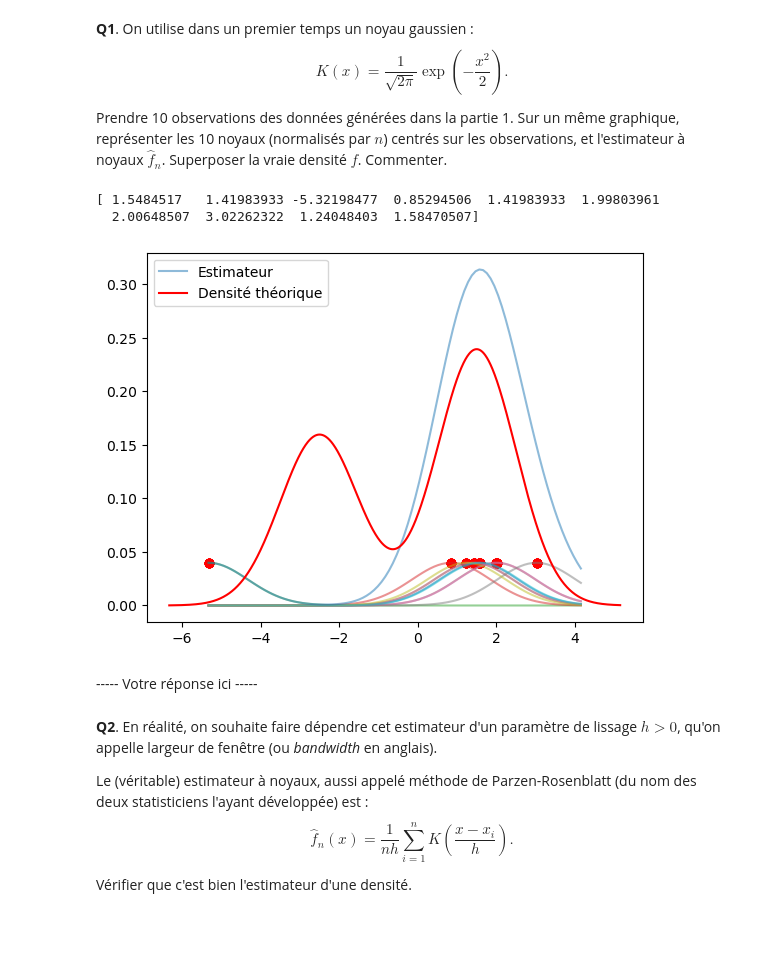
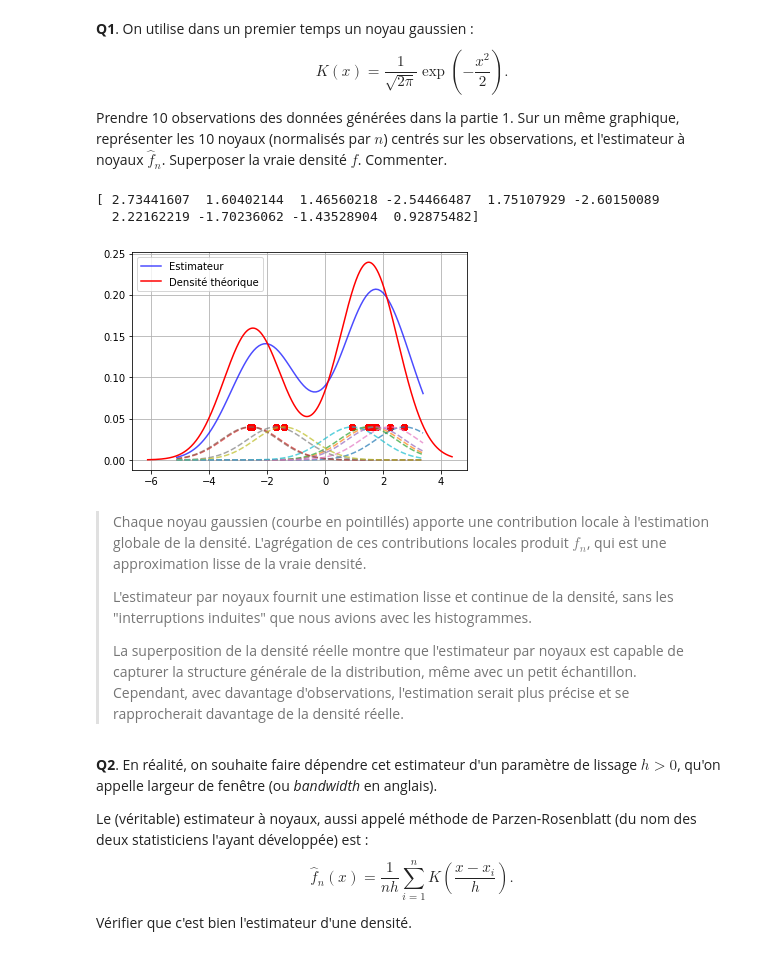
Before and after one commit to benech17/Estimation-SDIA, a Jupyter notebook: tp2_BENICHOU_BONNEFOY.ipynb, the cells around one changed output. Drawn from its saved outputs; the diff is of its cells as text; code cells hidden in the pictures; blank space fills up the shorter version.

```diff
--- a/tp2_BENICHOU_BONNEFOY.ipynb
+++ b/tp2_BENICHOU_BONNEFOY.ipynb
@@ -125,34 +131,38 @@ Prendre 10 observations des données générées dans la partie 1. Sur un même
 # %%
 # Randomly select 10 points from previously generated dataset
 
-x_select=np.random.choice(samples,10)
+x_select=np.random.choice(samples,10, replace=False)
 print(x_select)
 
 def fn(x):
     l=[]
     for xk in x_select:
         l.append(1/np.sqrt(2*np.pi)*np.exp(-np.square(x-xk)/2)*1/len(x_select))
     return np.array(l)
 
 X_long = np.linspace(samples.min(), samples.max(), 100)
 Y_long=fn(X_long)
 for i in range(len(Y_long)):
     Z=Y_long[i]
-    plt.plot(X_long, Z, alpha=0.5 )
+    plt.plot(X_long, Z, '--', alpha=0.7)
+
     plt.scatter(x_select, [1/np.sqrt(2*np.pi)*1/len(x_select)]*len(x_select), c='r')
-plt.plot(X_long, Y_long.sum(axis=0),  alpha=0.5,label='Estimateur')
+plt.plot(X_long, Y_long.sum(axis=0),'b-',  alpha=0.7,label='Estimateur')
 plt.plot(x_values, y_values, 'r-', label='Densité théorique')
 plt.legend()
-
+plt.grid(True)
 
 plt.show()
 # %% [output]
-[ 1.5484517   1.41983933 -5.32198477  0.85294506  1.41983933  1.99803961
-  2.00648507  3.02262322  1.24048403  1.58470507]
+[ 2.73441607  1.60402144  1.46560218 -2.54466487  1.75107929 -2.60150089
+  2.22162219 -1.70236062 -1.43528904  0.92875482]
-[figure, old version]
+[figure, new version]
 # %% [markdown]
-
------ Votre réponse ici -----
+> Chaque noyau gaussien (courbe en pointillés) apporte une contribution locale à l'estimation globale de la densité. L'agrégation de ces contributions locales produit $f_n$, qui est une approximation lisse de la vraie densité.
+>
+> L'estimateur par noyaux fournit une estimation lisse et continue de la densité, sans les "interruptions induites" que nous avions avec les histogrammes.
+>
+> La superposition de la densité réelle montre que l'estimateur par noyaux est capable de capturer la structure générale de la distribution, même avec un petit échantillon. Cependant, avec davantage d'observations, l'estimation serait plus précise et se rapprocherait davantage de la densité réelle.
 # %% [markdown]
 **Q2**. En réalité, on souhaite faire dépendre cet estimateur d'un paramètre de lissage $h > 0$, qu'on appelle largeur de fenêtre (ou *bandwidth* en anglais).
 
```
Also changed, not shown: parts of 19 cells of this notebook, 1 other file.
